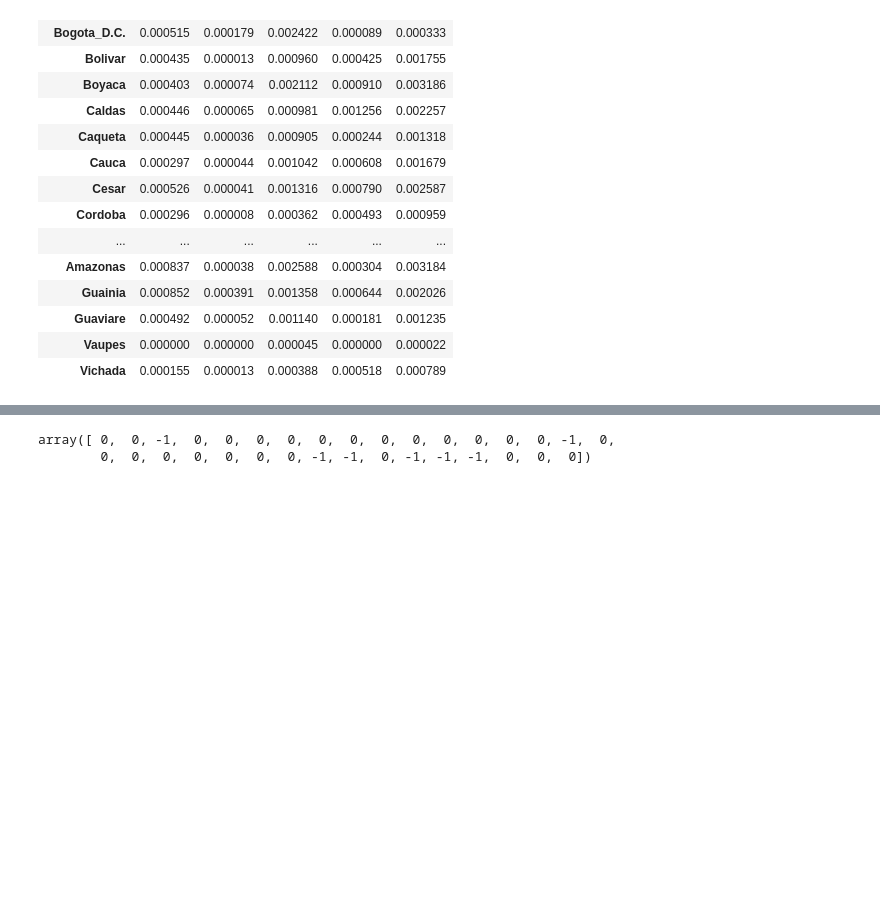
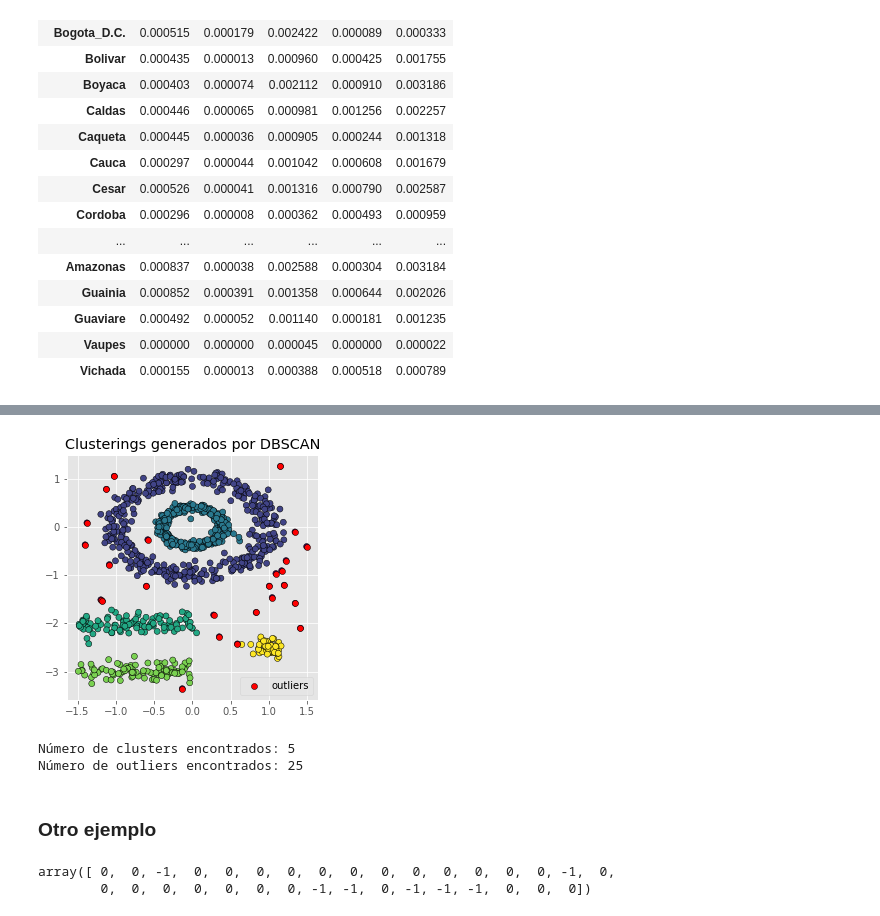
Before and after one commit to madcentral/metodosestadisticos, a Jupyter notebook: cuadernos/10_OtrastecnicaCluster.ipynb, the cells around one changed output, grey strips where cells are left out. Saved outputs shown, nothing was run; the diff lists cells and outputs as text; code cells hidden in the pictures; blank space fills up the shorter version.

```diff
--- a/cuadernos/10_OtrastecnicaCluster.ipynb
+++ b/cuadernos/10_OtrastecnicaCluster.ipynb
@@ -241,3 +398,75 @@ Cambia el paradigma de distancia
+# %%
+import numpy as np
+import pandas as pd
+from sklearn.datasets import make_blobs
+
+import matplotlib.pyplot as plt
+from matplotlib import style
+style.use('ggplot') or plt.style.use('ggplot')
+
+from sklearn.cluster import DBSCAN
+from sklearn.preprocessing import scale
+from sklearn.metrics import silhouette_score
+
+#Datos
+url = 'https://raw.githubusercontent.com/JoaquinAmatRodrigo/' \
+      + 'Estadistica-machine-learning-python/master/data/multishape.csv'
+datos = pd.read_csv(url)
+datos.head()
+
+
+X = datos.drop(columns='shape').to_numpy()
+X_scaled = scale(X)
+
+#modelo
+modelo_dbscan = DBSCAN(
+                    eps          = 0.2,
+                    min_samples  = 5,
+                    metric       = 'euclidean',
+                )
+
+modelo_dbscan.fit(X=X_scaled)
+
+
+labels = modelo_dbscan.labels_
+
+fig, ax = plt.subplots(1, 1, figsize=(4.5, 4.5))
+
+ax.scatter(
+    x = X[:, 0],
+    y = X[:, 1],
+    c = labels,
+    marker    = 'o',
+    edgecolor = 'black'
+)
+
+# Los outliers se identifican con el label -1
+ax.scatter(
+    x = X[labels == -1, 0],
+    y = X[labels == -1, 1],
+    c = 'red',
+    marker    = 'o',
+    edgecolor = 'black',
+    label = 'outliers'
+)
+
+ax.legend()
+ax.set_title('Clusterings generados por DBSCAN');
+# %% [output]
+[figure, added]
+# %%
+# Número de clusters y observaciones "outliers"
+# ==============================================================================
+n_clusters = len(set(labels)) - (1 if -1 in labels else 0)
+n_noise    = list(labels).count(-1)
+
+print(f'Número de clusters encontrados: {n_clusters}')
+print(f'Número de outliers encontrados: {n_noise}')
+# %% [output]
+Número de clusters encontrados: 5
+Número de outliers encontrados: 25
+# %% [markdown]
+### Otro ejemplo
 # %%
 from sklearn.cluster import DBSCAN
 dbscan=DBSCAN(eps=2).fit(nuevosACP)
```
Also changed, not shown: parts of 24 cells of this notebook.
